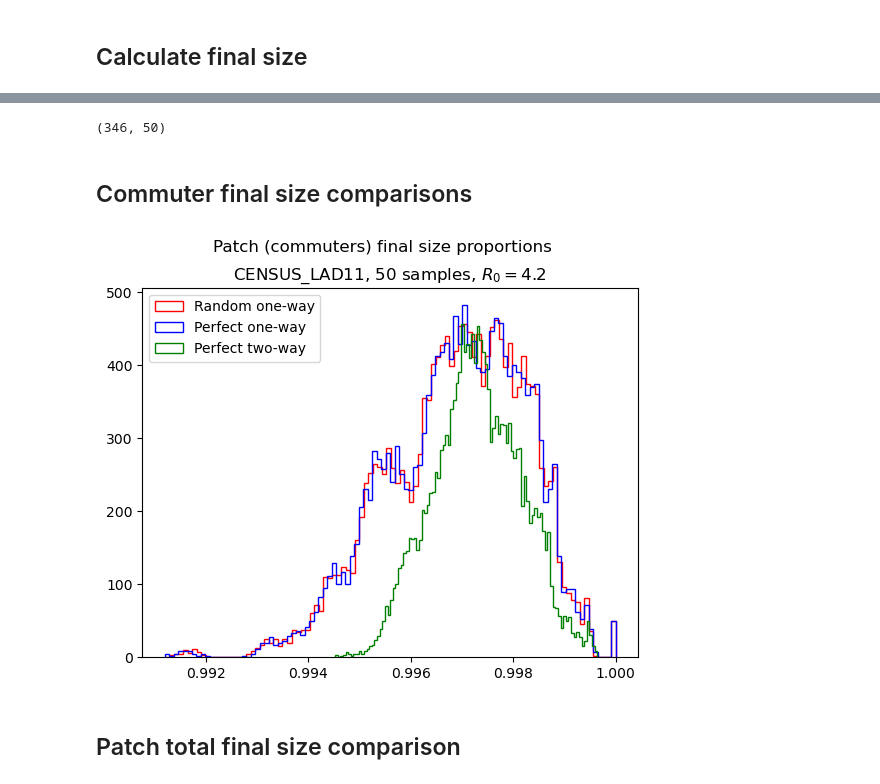
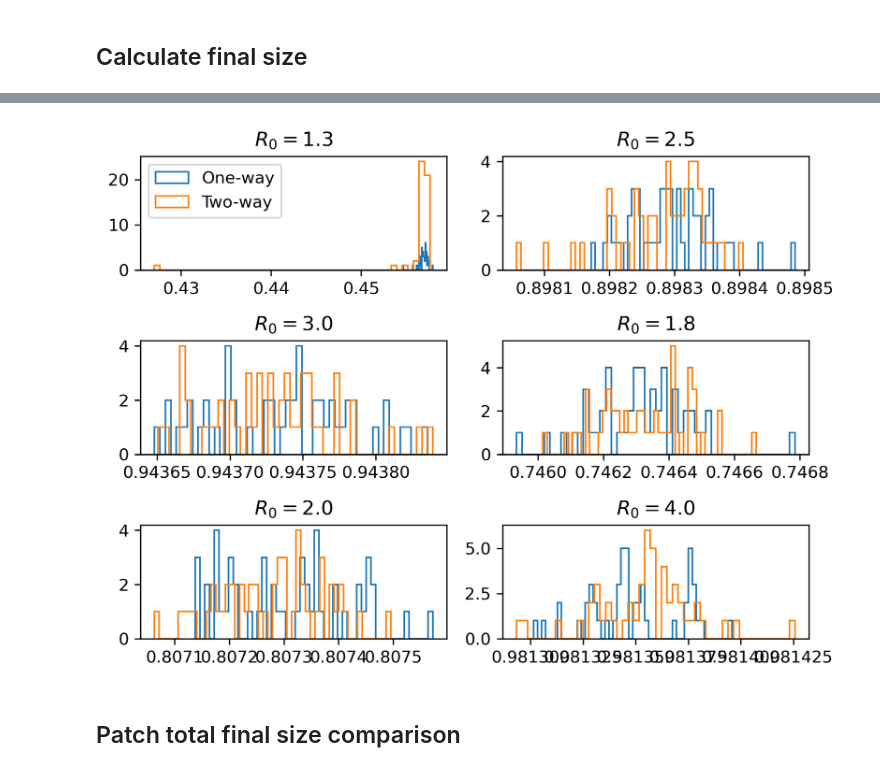
Before and after one commit to joel-winterton/CommutersAndEpidemics, a Jupyter notebook: distinguishability/02. final_size_comparison.ipynb, the cells around one changed output, grey strips where cells are left out. Drawn from its saved outputs; the diff is of its cells as text; code cells hidden in the pictures.

Commit message:
feat: concurrent simulations

```diff
--- a/distinguishability/02. final_size_comparison.ipynb
+++ b/distinguishability/02. final_size_comparison.ipynb
@@ -7,8 +7,9 @@
 The autoreload extension is already loaded. To reload it, use:
   %reload_ext autoreload
 # %%
-from base_model import simulate as base_simulate
-from model import simulate as two_way_simulate
 from grab_data import *
-from analysis import filter_flat_pop
 import matplotlib.pyplot as plt
+import matplotlib as mpl
+from grab_simulations import AvailableSims, available_r0s
+
+mpl.rcParams['figure.dpi'] = 300
@@ -32,0 +16,4 @@ params = dict(beta=R0 / incubation_period_days, gamma=1 / incubation_period_days
+# %%
+DATASET = 'CENSUS_LAD11'
+r0s_available = len(available_r0s)
+total_pop = get_population_sizes(DATASET).sum()
@@ -54,21 +24,24 @@ two_way_perfect_commuter_f, two_way_perfect_total_f = final_size_dist(two_way_si
-# %%
-two_way_perfect_total_f.shape
-two_way_perfect_commuter_f.shape
-# %% [output]
-(346, 50)
-# %% [markdown]
-## Commuter final size comparisons
-# %%
-plt.hist(base_random_commuter_f.flatten(), label='Random one-way', color='r', bins=100, histtype='step')
-plt.hist(base_perfect_commuter_f.flatten(), label='Perfect one-way', color='b', bins=100, histtype='step')
-plt.hist(two_way_perfect_commuter_f.flatten(), label='Perfect two-way', color='g', bins=100, histtype='step')
-
-plt.suptitle('Patch (commuters) final size proportions')
-plt.title(f'{DATASET}, {samples} samples, $R_0 = {R0}$')
-plt.legend()
-plt.show()
-# %% [output]
-[figure, removed]
+# %%
+def total_final_size_distribution(simulation):
+    return 1 - simulation[:, -1].sum(axis=1) / total_pop
+# %%
+fig, ax = plt.subplots(nrows=3, ncols=2)
+time_range = np.linspace(0, 200, 200 * 12)
+i,j = 0,0
+for sim in AvailableSims():
+    one_way, two_way, r0 = sim
+    one_way_final_sizes = total_final_size_distribution(one_way[0])
+    two_way_final_sizes = total_final_size_distribution(two_way[0])
+    ax[i,j].hist(one_way_final_sizes, label='One-way', histtype='step', bins=50)
+    ax[i,j].hist(two_way_final_sizes, label='Two-way', histtype='step', bins=50)
+    ax[i,j].set_title(f'$R_0 = {r0}$')
+    i = (i+1)%3
+    j = (j+1)%2
+ax[0,0].legend()
+fig.tight_layout()
+plt.show()
+# %% [output]
+[figure, added]
 # %% [markdown]
 ## Patch total final size comparison
 # %%
```
Also changed, not shown: parts of 11 cells of this notebook, 3 other files.
